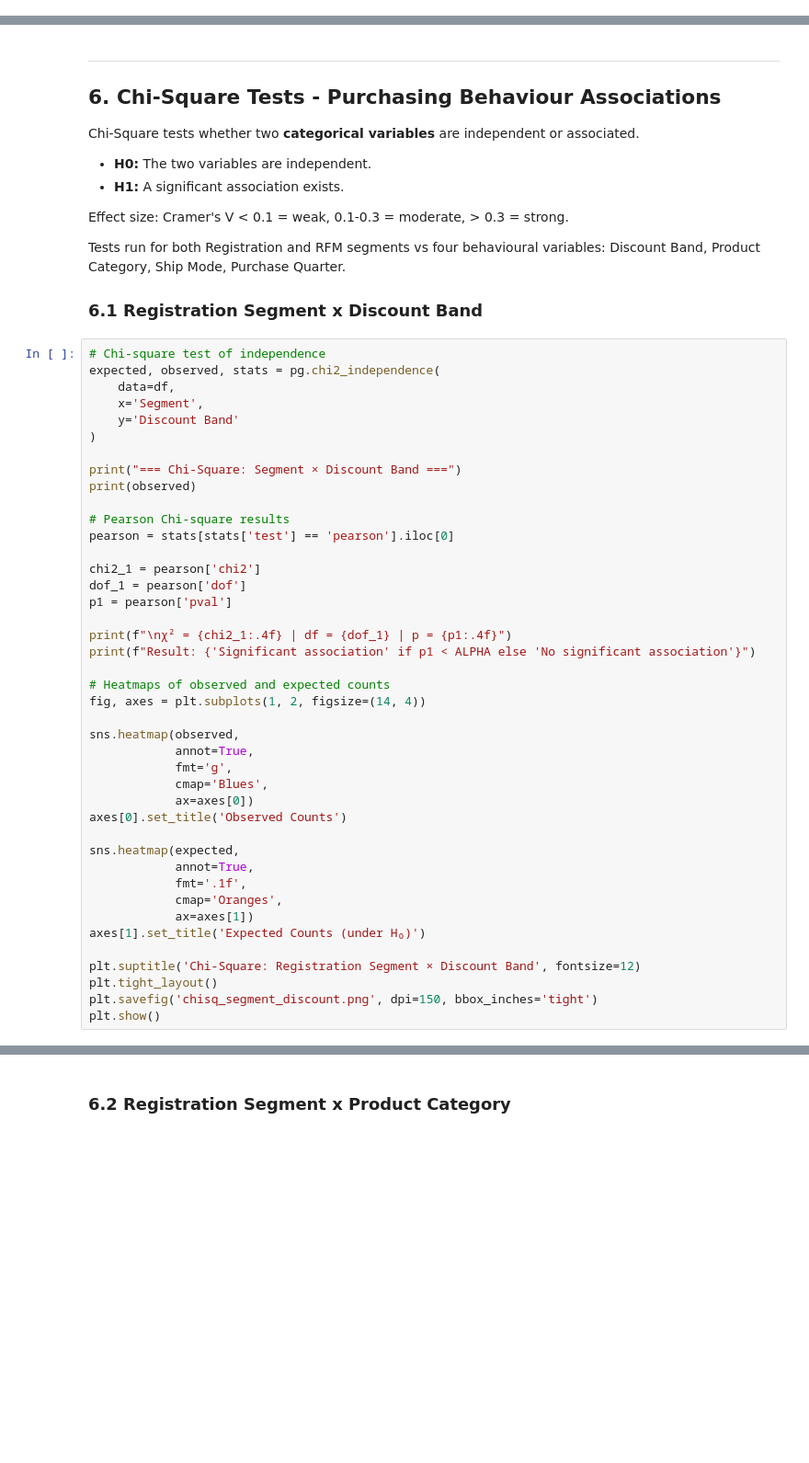
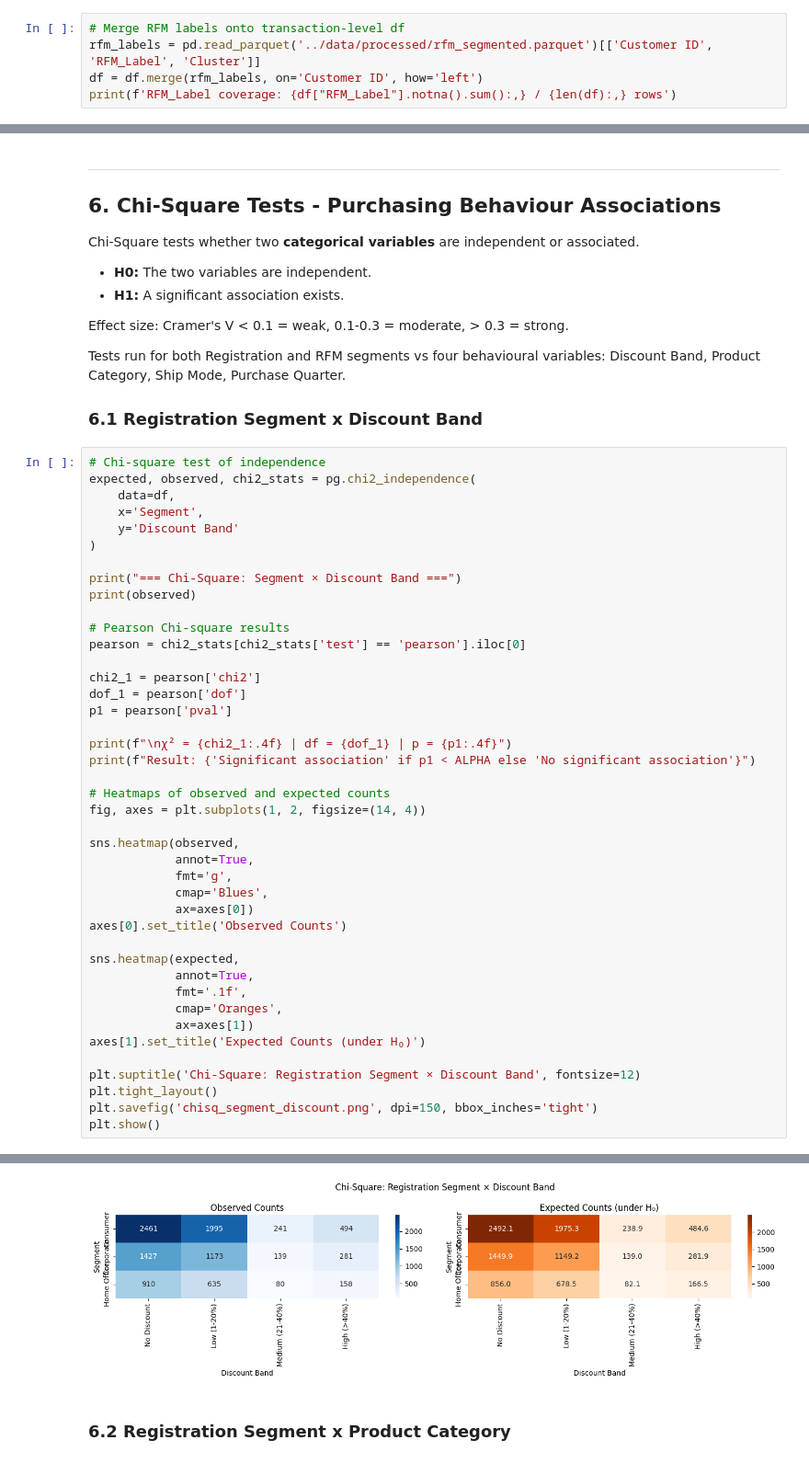
Before and after one commit to ivanya93/superstore_segmentation, a Jupyter notebook: notebooks/03_statistical_inference_merged.ipynb, the cells around one changed output, grey strips where cells are left out. Shown at 92% size. Cells and saved outputs as stored; diff of their text form; blank space fills up the shorter version.

Commit message:
merged notebook 03 updated

```diff
--- a/notebooks/03_statistical_inference_merged.ipynb
+++ b/notebooks/03_statistical_inference_merged.ipynb
@@ -187,3 +244,8 @@ plt.show()
 With 95% confidence, the true mean sales per transaction lies between $218 and $242. Despite the substantial variability observed in individual transactions, the large sample size (n = 9,994) results in relatively narrow confidence intervals by reducing the standard error of the mean. The 95% confidence interval for Profit Margin ranges from 11% to 13% and remains entirely positive, indicating that the average transaction is profitable and providing strong evidence of overall profitability at the aggregate business level. Nevertheless, the presence of loss-making transactions elsewhere in the distribution suggests that profitability is not uniform across all orders, products, or customer segments.
 # %% [markdown]
 ### 2.2 Bootstrap 95% CI for Median - by Registration and RFM Segment
+# %%
+# Merge RFM labels onto transaction-level df
+rfm_labels = pd.read_parquet('../data/processed/rfm_segmented.parquet')[['Customer ID', 'RFM_Label', 'Cluster']]
+df = df.merge(rfm_labels, on='Customer ID', how='left')
+print(f'RFM_Label coverage: {df["RFM_Label"].notna().sum():,} / {len(df):,} rows')
@@ -1009,7 +1314,7 @@ Tests run for both Registration and RFM segments vs four behavioural variables:
 ### 6.1 Registration Segment x Discount Band
 # %%
 # Chi-square test of independence
-expected, observed, stats = pg.chi2_independence(
+expected, observed, chi2_stats = pg.chi2_independence(
     data=df,
     x='Segment',
     y='Discount Band'
@@ -1019,7 +1324,7 @@ print("=== Chi-Square: Segment × Discount Band ===")
 print(observed)
 
 # Pearson Chi-square results
-pearson = stats[stats['test'] == 'pearson'].iloc[0]
+pearson = chi2_stats[chi2_stats['test'] == 'pearson'].iloc[0]
 
 chi2_1 = pearson['chi2']
 dof_1 = pearson['dof']
@@ -1049,3 +1354,4 @@ plt.suptitle('Chi-Square: Registration Segment × Discount Band', fontsize=12)
 plt.tight_layout()
 plt.savefig('chisq_segment_discount.png', dpi=150, bbox_inches='tight')
 plt.show()
+# %% [output]
@@ -1052,3 +1367,4 @@ plt.show()
+[figure, added]
 # %% [markdown]
 ### 6.2 Registration Segment x Product Category
 # %%
```
Also changed, not shown: parts of 53 cells of this notebook, 14 other files.
